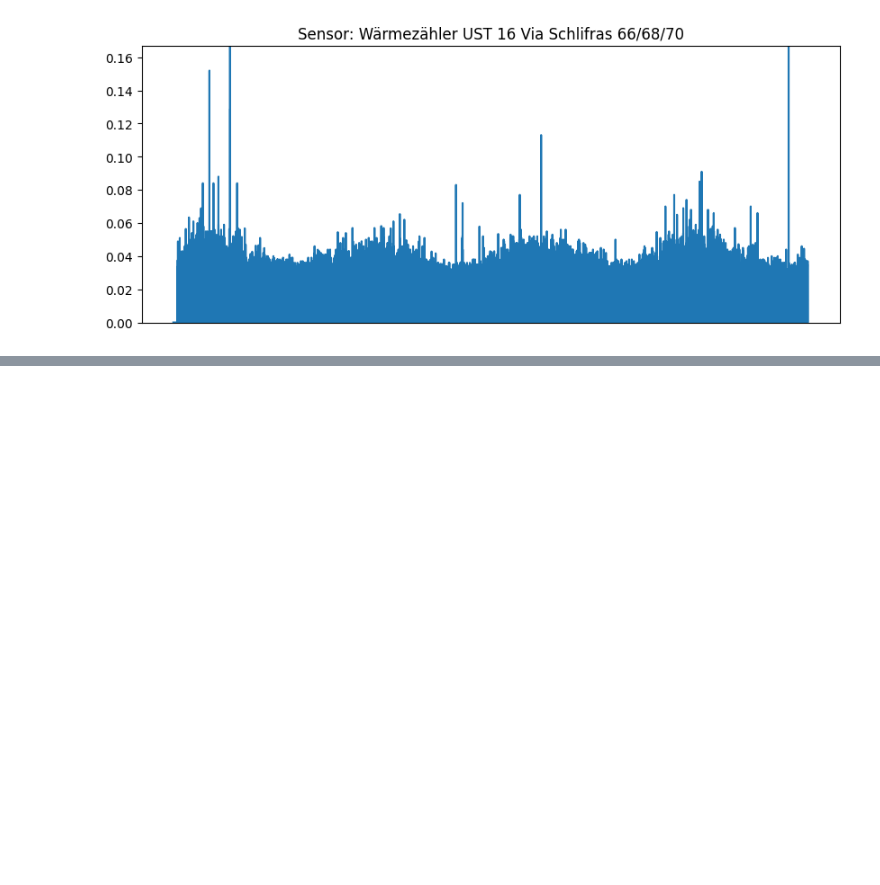
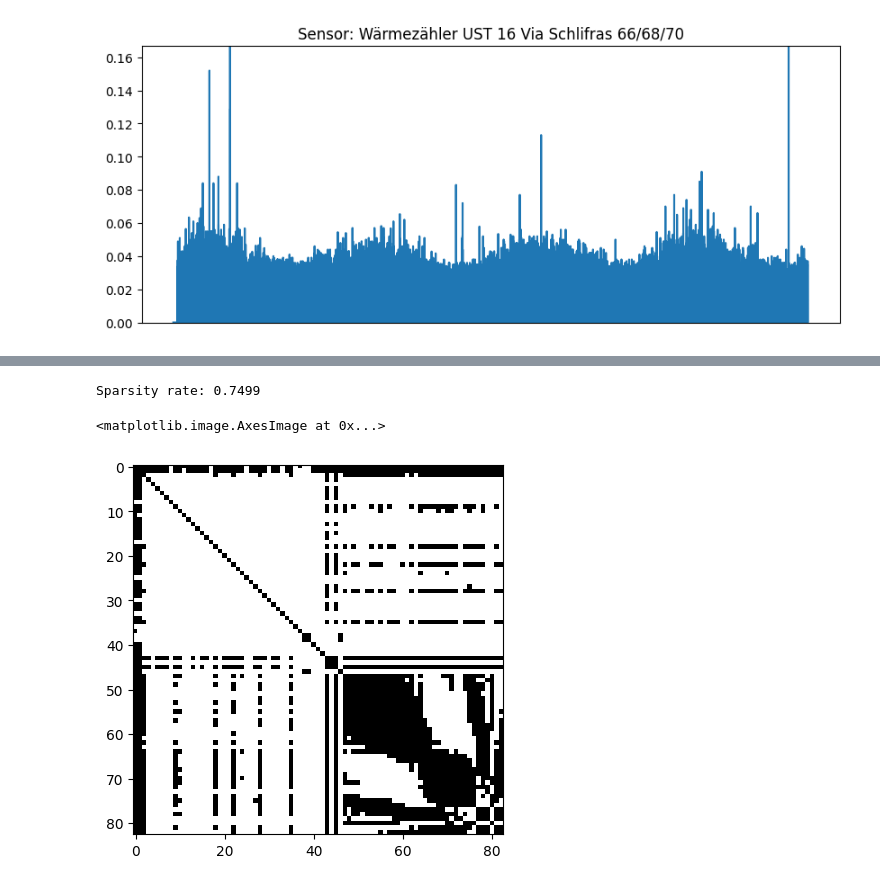
Before and after one commit to MatyaAydin/SemesterProject, a Jupyter notebook: src/eda.ipynb, the cells around one changed output, grey strips where cells are left out. Saved outputs shown, nothing was run; the diff lists cells and outputs as text; code cells hidden in the pictures; blank space fills up the shorter version.

```diff
--- a/src/eda.ipynb
+++ b/src/eda.ipynb
@@ -251,0 +292,14 @@ for i,c in enumerate(df.columns):
+# %%
+threshold = quantile
+
+adj_matrix = (np.abs(corr) >= threshold).astype(int)
+# np.fill_diagonal(adj_matrix, 0.) # supervisor said self loops
+
+sparsity_rate = np.sum(adj_matrix == 0) / adj_matrix.size
+print(f"Sparsity rate: {sparsity_rate:.4f}")
+
+plt.imshow(adj_matrix, cmap='Greys',  interpolation='nearest')
+# %% [output]
+Sparsity rate: 0.7499
+<matplotlib.image.AxesImage at 0x...>
+[figure, added]
```
Also changed, not shown: parts of 9 cells of this notebook, 4 other files.
